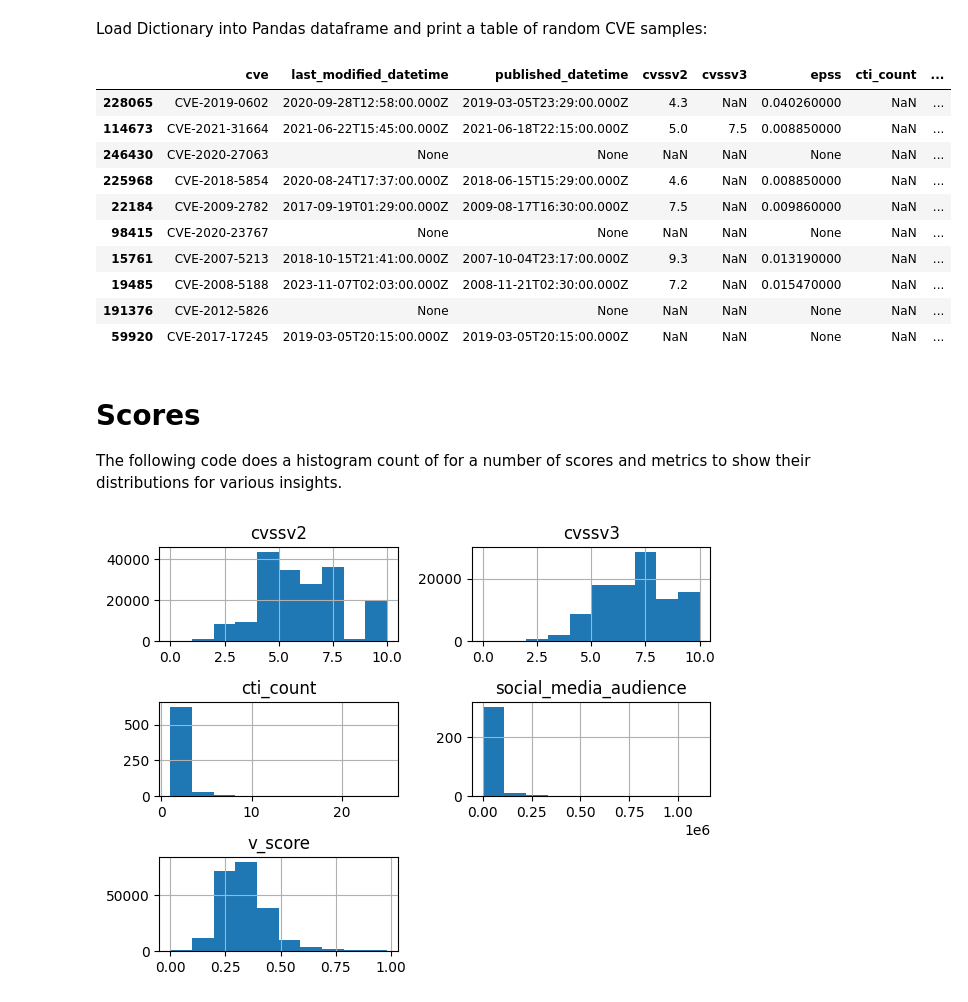
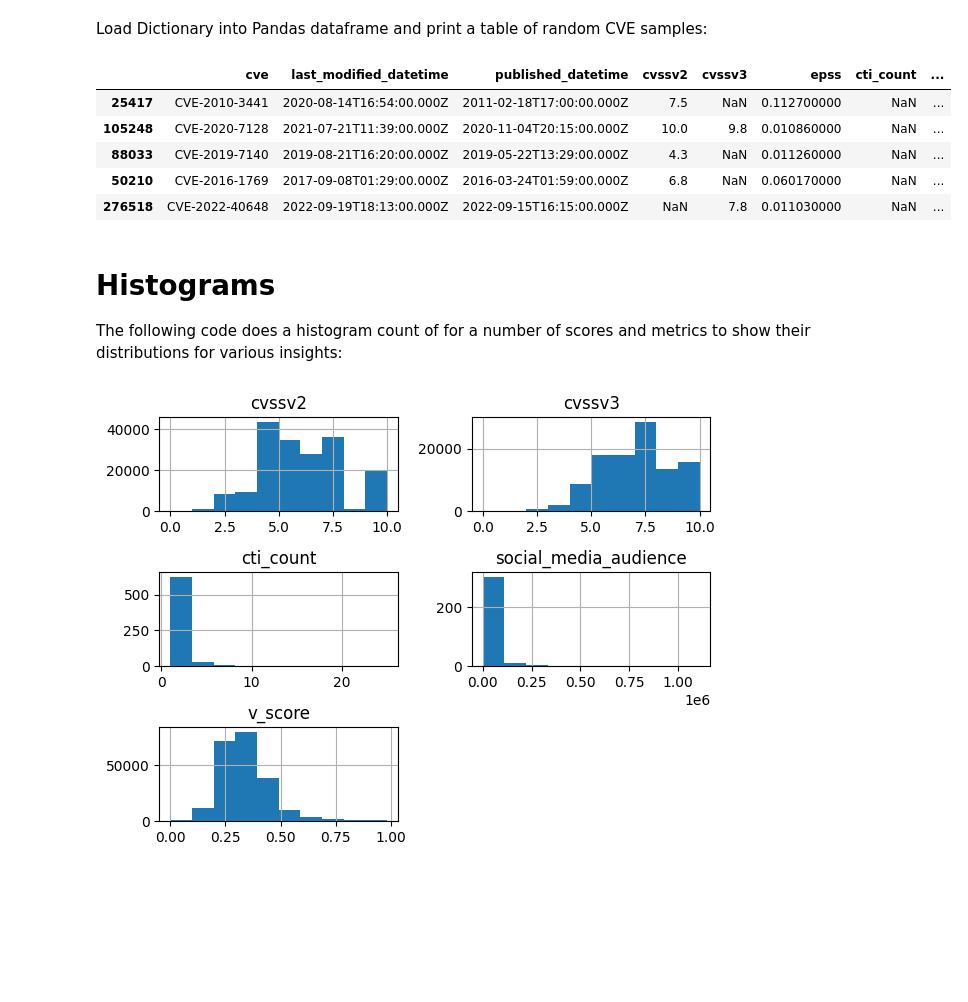
Before and after one commit to kaze-technologies/cvefree, a Jupyter notebook: notebooks/analytics.ipynb, the cells around one changed output. Cells and saved outputs as stored; diff of their text form; code cells hidden in the pictures; blank space fills up the shorter version.

```diff
--- a/notebooks/analytics.ipynb
+++ b/notebooks/analytics.ipynb
@@ -24,23 +24,18 @@ Load Dictionary into Pandas dataframe and print a table of random CVE samples:
 # %%
 pd.set_option('display.min_rows', 20)
 df = pd.DataFrame(data['cves'])
-display(df.sample(n=10))
+display(df.sample(n=5))
 # %% [output]
 |  | cve | last_modified_datetime | published_datetime | cvssv2 | cvssv3 | epss | cti_count | ... |
-| 228065 | CVE-2019-0602 | 2020-09-28T12:58:00.000Z | 2019-03-05T23:29:00.000Z | 4.3 | NaN | 0.040260000 | NaN | ... |
-| 114673 | CVE-2021-31664 | 2021-06-22T15:45:00.000Z | 2021-06-18T22:15:00.000Z | 5.0 | 7.5 | 0.008850000 | NaN | ... |
-| 246430 | CVE-2020-27063 | None | None | NaN | NaN | None | NaN | ... |
-| 225968 | CVE-2018-5854 | 2020-08-24T17:37:00.000Z | 2018-06-15T15:29:00.000Z | 4.6 | NaN | 0.008850000 | NaN | ... |
-| 22184 | CVE-2009-2782 | 2017-09-19T01:29:00.000Z | 2009-08-17T16:30:00.000Z | 7.5 | NaN | 0.009860000 | NaN | ... |
-| 98415 | CVE-2020-23767 | None | None | NaN | NaN | None | NaN | ... |
-| 15761 | CVE-2007-5213 | 2018-10-15T21:41:00.000Z | 2007-10-04T23:17:00.000Z | 9.3 | NaN | 0.013190000 | NaN | ... |
-| 19485 | CVE-2008-5188 | 2023-11-07T02:03:00.000Z | 2008-11-21T02:30:00.000Z | 7.2 | NaN | 0.015470000 | NaN | ... |
-| 191376 | CVE-2012-5826 | None | None | NaN | NaN | None | NaN | ... |
-| 59920 | CVE-2017-17245 | 2019-03-05T20:15:00.000Z | 2019-03-05T20:15:00.000Z | NaN | NaN | None | NaN | ... |
+| 25417 | CVE-2010-3441 | 2020-08-14T16:54:00.000Z | 2011-02-18T17:00:00.000Z | 7.5 | NaN | 0.112700000 | NaN | ... |
+| 105248 | CVE-2020-7128 | 2021-07-21T11:39:00.000Z | 2020-11-04T20:15:00.000Z | 10.0 | 9.8 | 0.010860000 | NaN | ... |
+| 88033 | CVE-2019-7140 | 2019-08-21T16:20:00.000Z | 2019-05-22T13:29:00.000Z | 4.3 | NaN | 0.011260000 | NaN | ... |
+| 50210 | CVE-2016-1769 | 2017-09-08T01:29:00.000Z | 2016-03-24T01:59:00.000Z | 6.8 | NaN | 0.060170000 | NaN | ... |
+| 276518 | CVE-2022-40648 | 2022-09-19T18:13:00.000Z | 2022-09-15T16:15:00.000Z | NaN | 7.8 | 0.011030000 | NaN | ... |
 # %% [markdown]
-# Scores
+# Histograms
 
-The following code does a histogram count of for a number of scores and metrics to show their distributions for various insights.
+The following code does a histogram count of for a number of scores and metrics to show their distributions for various insights:
 # %%
 df.hist()
 plt.tight_layout()
```
